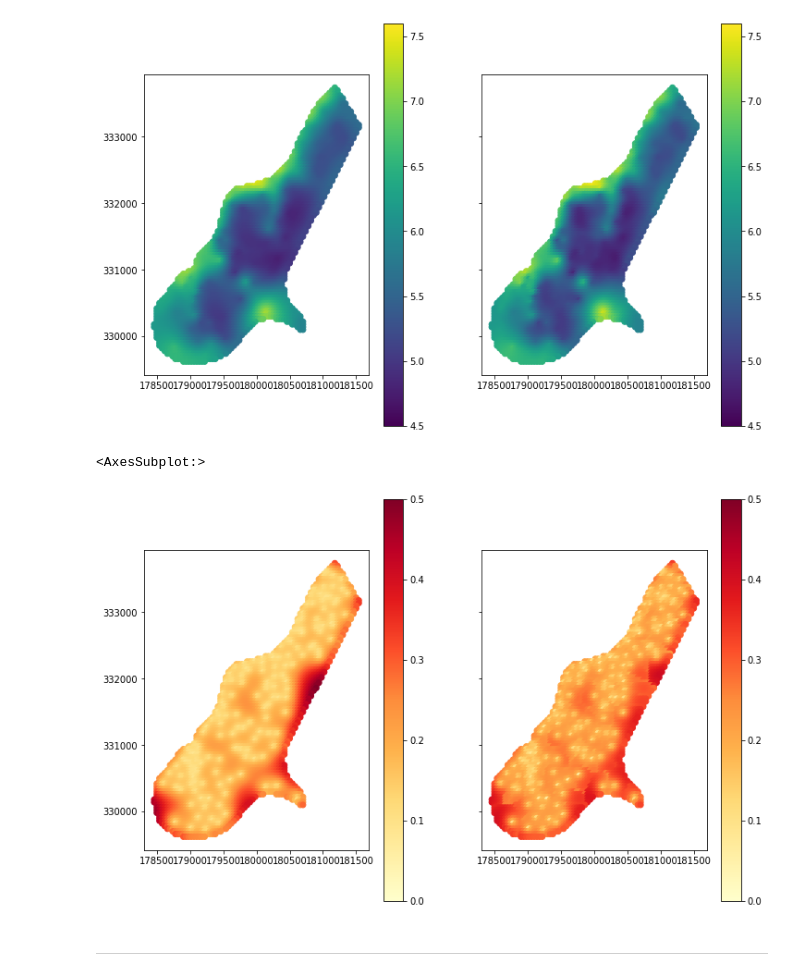
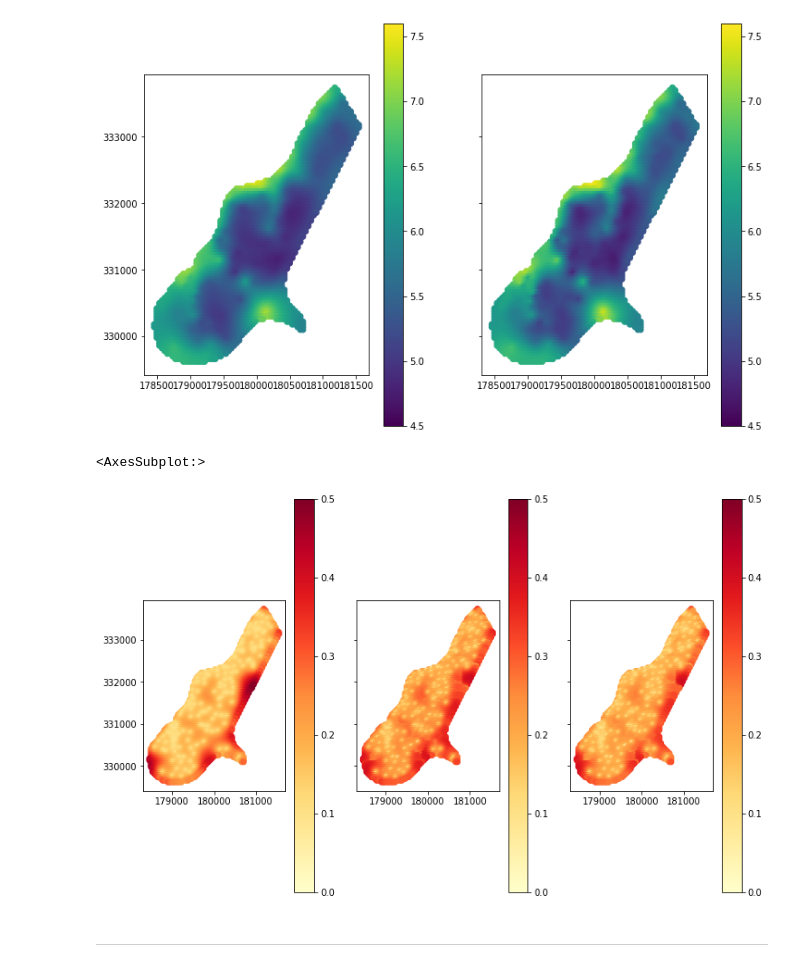
Before and after one commit to SimonMolinsky/pyinterpolate-paper, a Jupyter notebook: paper-examples/example-gstat-comparison/Ordinary Kriging of Meuse dataset.ipynb, the cells around one changed output. Saved outputs shown, nothing was run; the diff lists cells and outputs as text; code cells hidden in the pictures.

Commit message:
Examples update
Updated notebook with gstat comparison

```diff
--- a/paper-examples/example-gstat-comparison/Ordinary Kriging of Meuse dataset.ipynb
+++ b/paper-examples/example-gstat-comparison/Ordinary Kriging of Meuse dataset.ipynb
@@ -105,4 +122,9 @@ theo = TheoreticalSemivariogram(points_array=df.values, empirical_semivariance=e
+# %%
+theo_gstat.sill = gstat_params[gstat_params['model'] == 'Sph']['psill'].values[0]
+theo_gstat.range = gstat_params[gstat_params['model'] == 'Sph']['range'].values[0]
 # %%
-# Params
+# Based on the pyinterpolate
 
-number_of_rngs = len(exp)
+theo_pyint = TheoreticalSemivariogram(points_array=df.values, empirical_semivariance=pyint_variogram)
+opt_pyint = theo_pyint.find_optimal_model(number_of_ranges=number_of_rngs)
+print(f'Optimal model is {opt_pyint}')
@@ -135,7 +154,7 @@ model = Krige(semivariogram_model=theo, known_points=df.values)
 unknown = df.sample().values[0]
 unknown_val = unknown[-1]
 unknown_loc = unknown[:-1]
-nn = len(df.values) - 1
+nn = len(df) - 1
 # %%
 ok_pred = model.ordinary_kriging(unknown_location=unknown_loc,
                                  number_of_neighbours=nn)
@@ -171,16 +190,26 @@ data = data[['x', 'y']].values
 # %%
 interpolated_results = []
 
+model_gstat = Krige(semivariogram_model=theo_gstat, known_points=df.values)
+model_pyint = Krige(semivariogram_model=theo_pyint, known_points=df.values)
+
 for pt in data:
     try:
-        pred, err = model.ordinary_kriging(unknown_location=pt,
-                                           number_of_neighbours=nn)[:2]
+        pred_gstat, err_gstat = model_gstat.ordinary_kriging(unknown_location=pt,
+                                                             number_of_neighbours=nn)[:2]
     except ValueError:
-        pred, err = np.nan, np.nan
-    interpolated_results.append([pt[0], pt[1], pred, err])
+        pred_gstat, err_gstat = np.nan, np.nan
+
+    try:
+        pred_pyint, err_pyint = model_pyint.ordinary_kriging(unknown_location=pt,
+                                                             number_of_neighbours=nn)[:2]
+    except ValueError:
+        pred_pyint, err_pyint = np.nan, np.nan
+
+    interpolated_results.append([pt[0], pt[1], pred_gstat, err_gstat, pred_pyint, err_pyint])
 
 predictions = pd.DataFrame(interpolated_results,
-                           columns=['x', 'y', 'pyint.pred', 'pyint.err'])
+                           columns=['x', 'y', 'gstat.pred', 'gstat.err', 'pyint.pred', 'pyint.err'])
 # %%
 predictions.head()
 # %% [output]
@@ -280,11 +320,12 @@ geo_df.plot(ax=axes[1], column='pyint.pred', legend=True, vmin=4.5, vmax=7.6)
 <AxesSubplot:>
 [figure]
 # %%
-fig, axes = plt.subplots(ncols=2, sharex=True, sharey=True, figsize=(12, 8))
+fig, axes = plt.subplots(ncols=3, sharex=True, sharey=True, figsize=(12, 8))
 geo_df.plot(ax=axes[0], column='var1.var', cmap='YlOrRd', legend=True, vmin=0, vmax=0.5)
 geo_df.plot(ax=axes[1], column='pyint.err', cmap='YlOrRd', legend=True, vmin=0, vmax=0.5)
+geo_df.plot(ax=axes[2], column='gstat.err', cmap='YlOrRd', legend=True, vmin=0, vmax=0.5)
 # %% [output]
 <AxesSubplot:>
-[figure, old version]
+[figure, new version]
 # %% [markdown]
 ---
```
Also changed, not shown: parts of 23 cells of this notebook, 2 other files.
